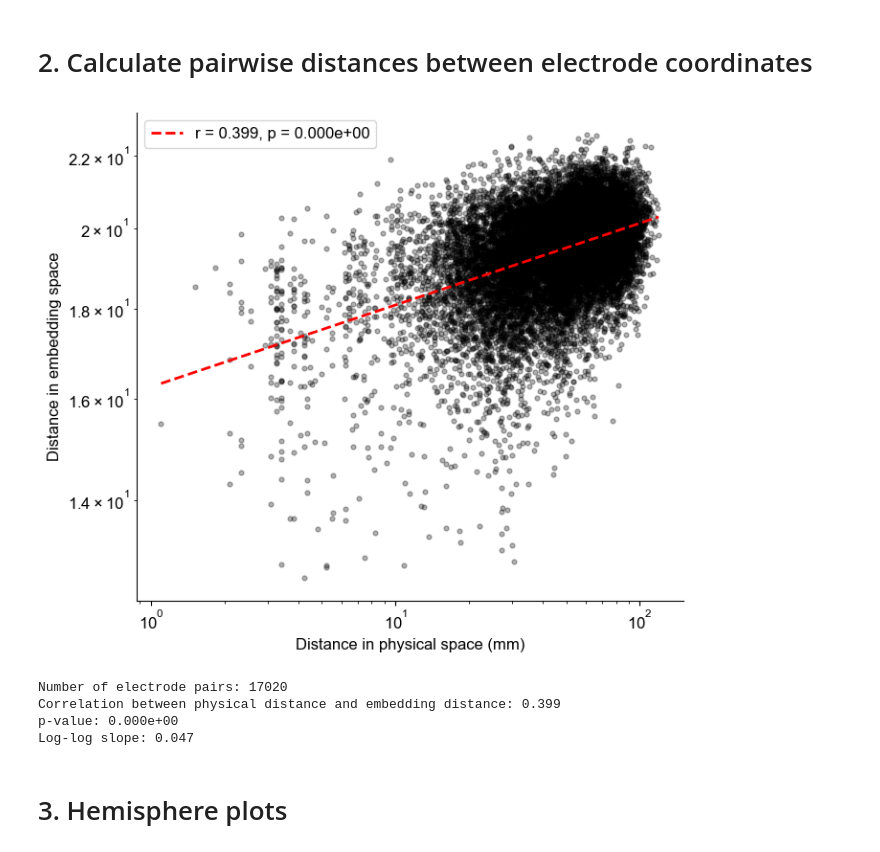
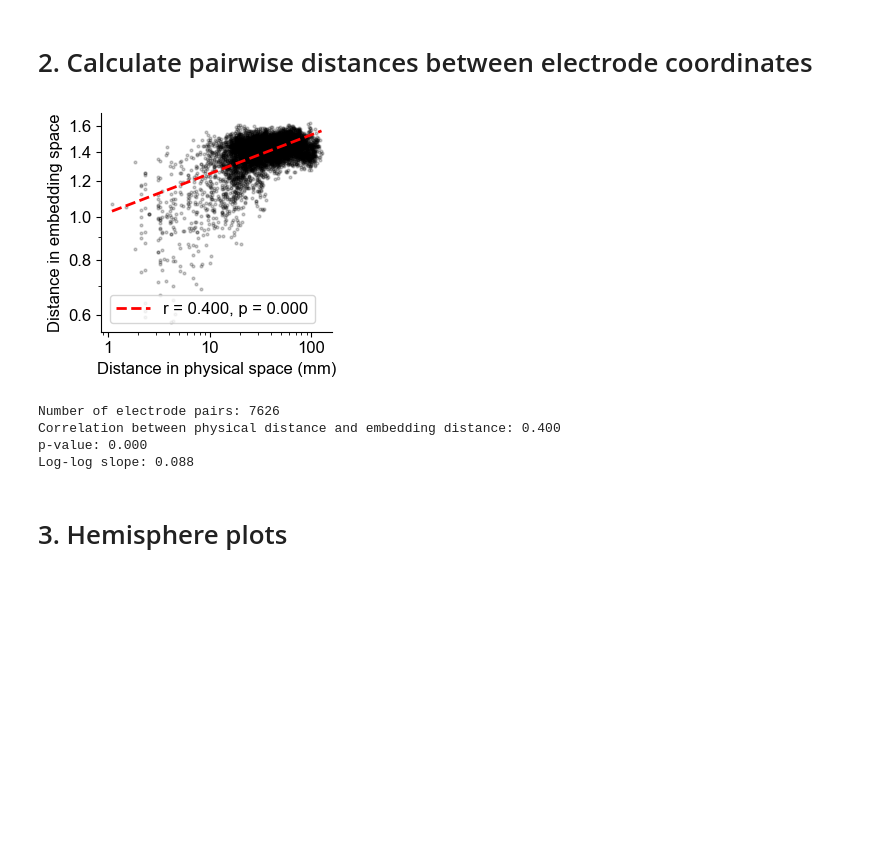
Before and after one commit to azaho/bfm, a Jupyter notebook: paper_figures/F5_electrode_embeddings/exp_corr_distance_electrodes.ipynb, the cells around one changed output. Cells and saved outputs as stored; diff of their text form; code cells hidden in the pictures; blank space fills up the shorter version.

```diff
--- a/paper_figures/F5_electrode_embeddings/exp_corr_distance_electrodes.ipynb
+++ b/paper_figures/F5_electrode_embeddings/exp_corr_distance_electrodes.ipynb
@@ -95,7 +95,7 @@ for subject_id in subject_ids:
 
     if normalize_embeddings:
         electrode_embeddings = (electrode_embeddings - electrode_embeddings.mean(dim=1, keepdim=True)) / electrode_embeddings.std(dim=1, keepdim=True)
-        electrode_embeddings = (electrode_embeddings) / electrode_embeddings.std(dim=1, keepdim=True)
+        electrode_embeddings = (electrode_embeddings) / (electrode_embeddings**2).sum(dim=1, keepdim=True)**0.5
 
     subjects_electrode_embeddings[subject_id] = electrode_embeddings.numpy()
     subjects_electrode_coordinates[subject_id] = electrode_coordinates.numpy()
@@ -114,7 +114,7 @@ Keys in the model dictionary:
 # %%
 
 plot_subject_ids = [1, 2, 3, 4, 5, 6, 7, 8, 9, 10]#subject_ids#[7, 3]
-plot_subject_ids = [4]#, 4, 7, 10]
+plot_subject_ids = [3]#, 4, 7, 10]
 # %% [markdown]
 # 2. Calculate pairwise distances between electrode coordinates
 # %%
@@ -151,48 +151,68 @@ pairwise_embedding_distances = np.array(pairwise_embedding_distances)
 correlation, p_value = pearsonr(pairwise_distances, pairwise_embedding_distances)
 
 # Create the log-log scatter plot
-plt.figure(figsize=(7, 6))
-plt.loglog(pairwise_distances, pairwise_embedding_distances, 'o', color='black', alpha=0.3, markersize=3.5, rasterized=True)
+plt.figure(figsize=(3.2, 3))
+plt.loglog(pairwise_distances, pairwise_embedding_distances, 'o', color='black', alpha=0.2, markersize=2, rasterized=True)
 plt.xlabel('Distance in physical space (mm)')
 plt.ylabel('Distance in embedding space')
 
 # Add a trend line on log-log scale
 log_distances = np.log(pairwise_distances)
 log_embedding_distances = np.log(pairwise_embedding_distances)
 z = np.polyfit(log_distances, log_embedding_distances, 1)
 p = np.poly1d(z)
 
 # Create x points for the trend line
 x_log = np.linspace(min(log_distances), max(log_distances), 100)
 x = np.exp(x_log)
 y = np.exp(p(x_log))
 
-plt.loglog(x, y, "r--", alpha=1.0, linewidth=2, label=f'r = {correlation:.3f}, p = {p_value:.3e}')
+plt.loglog(x, y, "r--", alpha=1.0, linewidth=2, label=f'r = {correlation:.3f}, p = {p_value:.3f}')
 plt.legend()
 
 # Set x-ticks to specific values
 #yticks = np.arange(0.4, 1.1, 0.2)
 #plt.yticks(yticks, labels=[f'{y:.1f}' for y in yticks])
 
 # Remove top and right axes borders
 ax = plt.gca()
 ax.spines['top'].set_visible(False)
 ax.spines['right'].set_visible(False)
 
+# Use regular float notation instead of scientific notation
+from matplotlib.ticker import ScalarFormatter, FormatStrFormatter
+# Fix x-axis formatting
+ax.xaxis.set_major_formatter(ScalarFormatter())
+ax.xaxis.major.formatter._useMathText = False
+ax.xaxis.major.formatter._useOffset = False
+# Fix y-axis formatting with explicit format to prevent scientific notation
+# Get current y-ticks and their positions
+yticks = np.arange(0, 2, 0.2)
+# Filter out ticks that are outside the data range
+yticks = yticks[(yticks >= min(pairwise_embedding_distances)) &
+                (yticks <= max(pairwise_embedding_distances))]
+# Set the y-ticks with custom formatting to avoid scientific notation
+plt.yticks(yticks, labels=[f'{y:.1f}' for y in yticks])
+
+plt.xticks([1, 10, 100])
+
+ax.yaxis.set_major_formatter(FormatStrFormatter('%.1f'))
+
 plt.tight_layout()
-plt.savefig(f'paper_figures/F5_electrode_embeddings/loglog_correlation_distance_electrodes_{model_dirname}.pdf', bbox_inches='tight', dpi=300)
+subject_id = plot_subject_ids[0]
+plt.savefig(f'paper_figures/F5_electrode_embeddings/sub{subject_id}_loglog_correlation_distance_electrodes_{model_dirname}.pdf', bbox_inches='tight', dpi=300)
 plt.show()
 
 print(f"Number of electrode pairs: {len(pairwise_distances)}")
 print(f"Correlation between physical distance and embedding distance: {correlation:.3f}")
-print(f"p-value: {p_value:.3e}")
+print(f"p-value: {p_value:.3f}")
 print(f"Log-log slope: {z[0]:.3f}")
 # %% [output]
-[figure, old version]
+[figure, new version]
-Number of electrode pairs: 17020
-Correlation between physical distance and embedding distance: 0.399
-p-value: 0.000e+00
-Log-log slope: 0.047
+Number of electrode pairs: 7626
+Correlation between physical distance and embedding distance: 0.400
+p-value: 0.000
+Log-log slope: 0.088
 # %% [markdown]
 # 3. Hemisphere plots
 # %%
```
Also changed, not shown: parts of 6 cells of this notebook, 14 other files.
